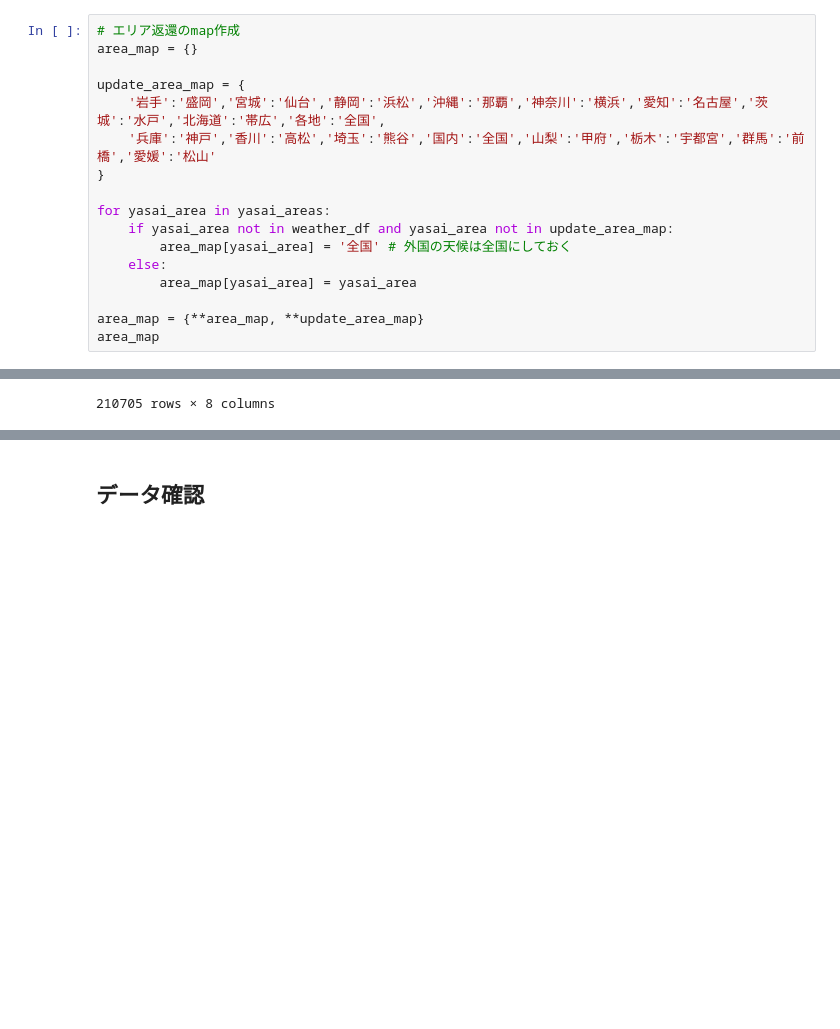
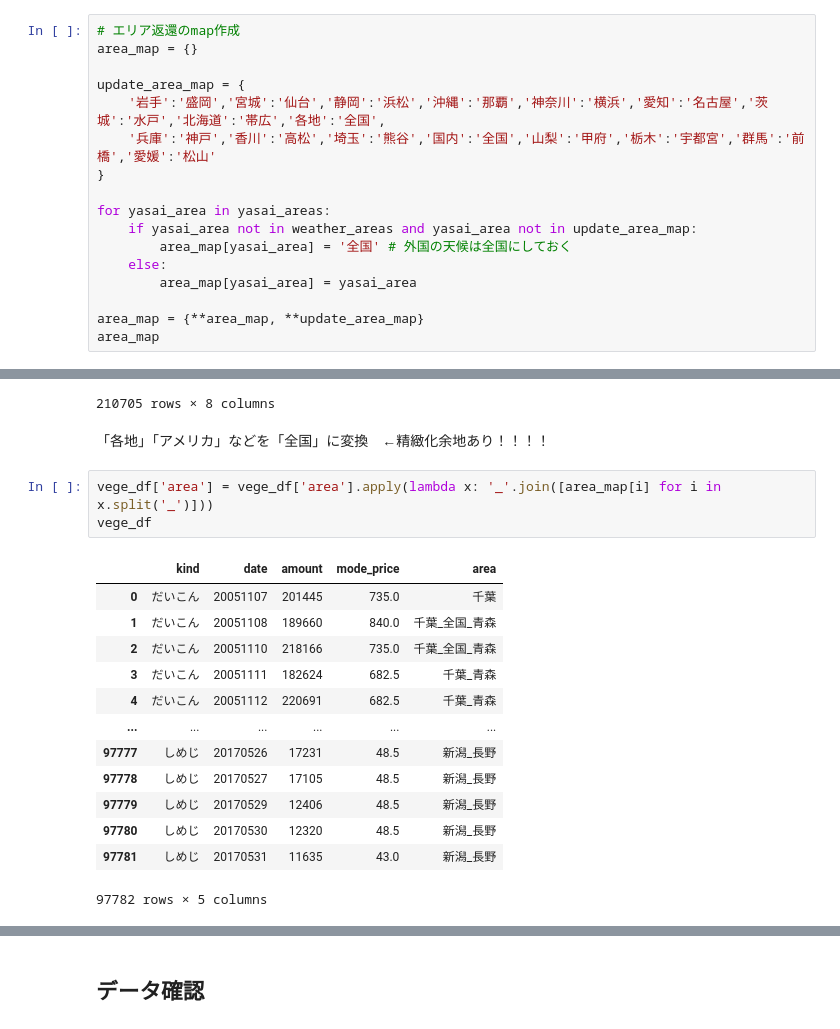
Before and after one commit to 24ta/predict_vege, a Jupyter notebook: preparation.ipynb, the cells around one changed output, grey strips where cells are left out. Drawn from its saved outputs; the diff is of its cells as text; blank space fills up the shorter version.

```diff
--- a/preparation.ipynb
+++ b/preparation.ipynb
@@ -136,7 +136,7 @@ update_area_map = {
 }
 
 for yasai_area in yasai_areas:
-    if yasai_area not in weather_df and yasai_area not in update_area_map:
+    if yasai_area not in weather_areas and yasai_area not in update_area_map:
         area_map[yasai_area] = '全国' # 外国の天候は全国にしておく
     else:
         area_map[yasai_area] = yasai_area
@@ -177,3 +177,22 @@ weather_df
 | 6383 | 2022-04-29 | 13.887500 | 18.603125 | 9.593750 | 28.453125 | 1.031250 | 78.15625 | 全国 |
 | 6384 | 2022-04-30 | 13.343750 | 18.515625 | 8.500000 | 0.296875 | 10.037500 | 61.12500 | 全国 |
 210705 rows × 8 columns
+# %% [markdown]
+「各地」「アメリカ」などを「全国」に変換　←精緻化余地あり！！！！
+# %%
+vege_df['area'] = vege_df['area'].apply(lambda x: '_'.join([area_map[i] for i in x.split('_')]))
+vege_df
+# %% [output]
+|  | kind | date | amount | mode_price | area |
+| 0 | だいこん | 20051107 | 201445 | 735.0 | 千葉 |
+| 1 | だいこん | 20051108 | 189660 | 840.0 | 千葉_全国_青森 |
+| 2 | だいこん | 20051110 | 218166 | 735.0 | 千葉_全国_青森 |
+| 3 | だいこん | 20051111 | 182624 | 682.5 | 千葉_青森 |
+| 4 | だいこん | 20051112 | 220691 | 682.5 | 千葉_青森 |
+| ... | ... | ... | ... | ... | ... |
+| 97777 | しめじ | 20170526 | 17231 | 48.5 | 新潟_長野 |
+| 97778 | しめじ | 20170527 | 17105 | 48.5 | 新潟_長野 |
+| 97779 | しめじ | 20170529 | 12406 | 48.5 | 新潟_長野 |
+| 97780 | しめじ | 20170530 | 12320 | 48.5 | 新潟_長野 |
+| 97781 | しめじ | 20170531 | 11635 | 43.0 | 新潟_長野 |
+97782 rows × 5 columns
```
Also changed, not shown: parts of 4 cells of this notebook.
